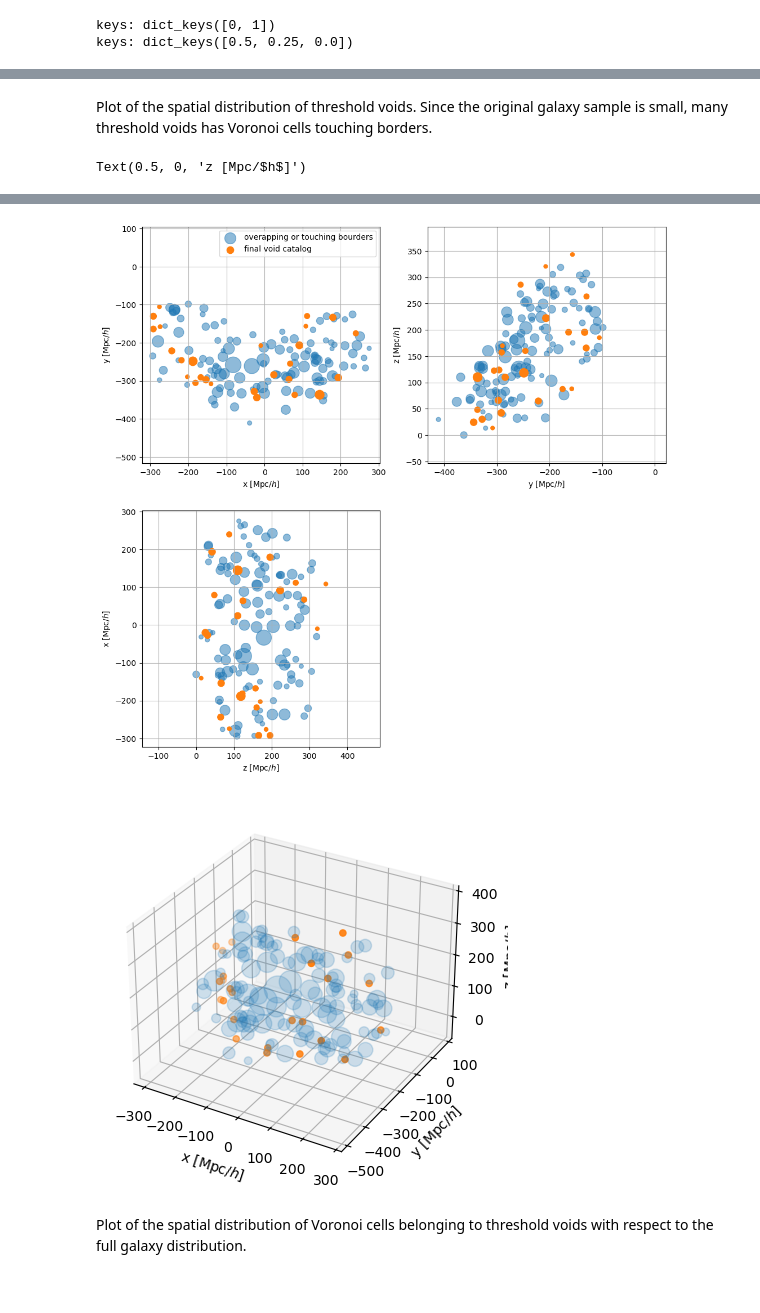
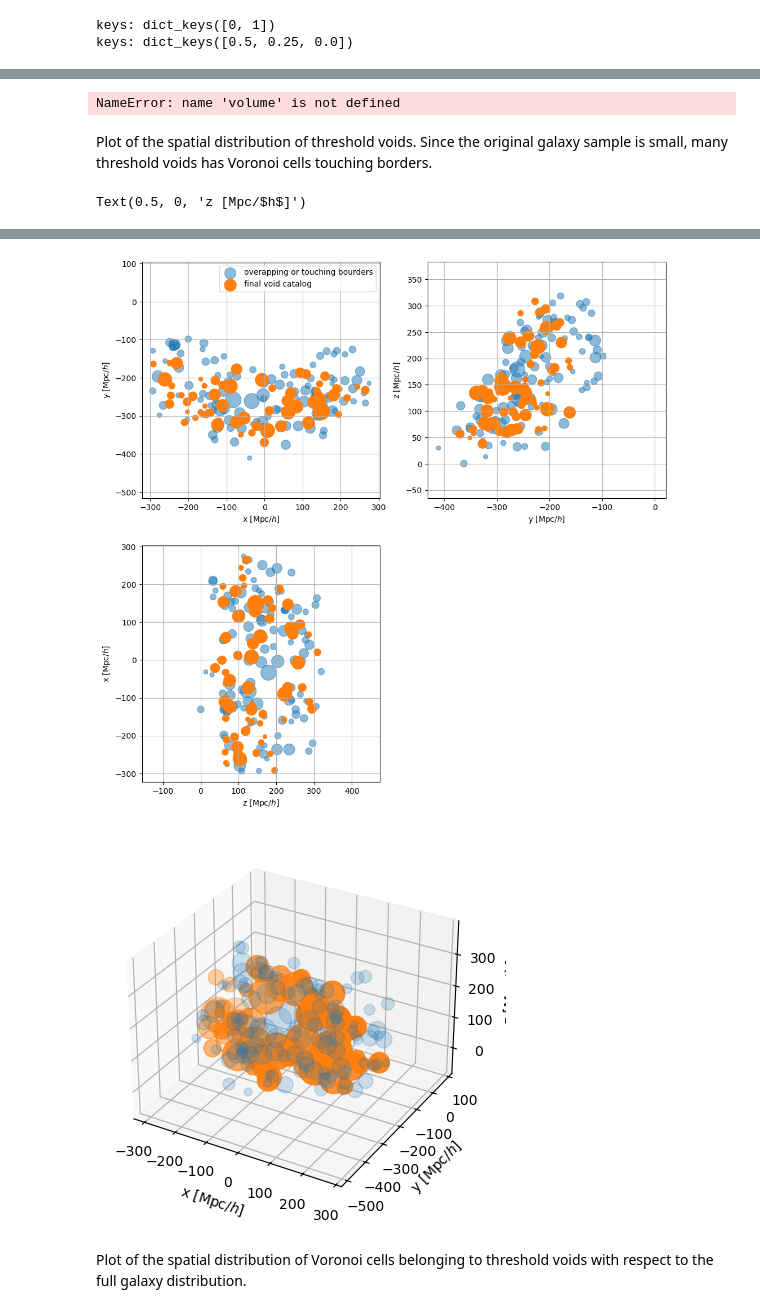
Before and after one commit to Giovanni-Verza/Voronoi_postprocess, a Jupyter notebook: example/lightcone_vide.ipynb, the cells around one changed output, grey strips where cells are left out. Cells and saved outputs as stored; diff of their text form; code cells hidden in the pictures.

```diff
--- a/example/lightcone_vide.ipynb
+++ b/example/lightcone_vide.ipynb
@@ -56,8 +56,8 @@ comov3 = dist_z.get_dist(z_bins)**3
 shell_vol = 4*np.pi/3.*sky_frac*(comov3[1:] - comov3[:-1])
 z_mean = 0.5 * (z_bins[1:] + z_bins[:-1])
 dist_mean = dist_z.get_dist(z_mean)
-comov_range = (75,400)
-mean_dens = np.mean((hist_z/shell_vol)[(dist_mean>=comov_range[0]) & (dist_mean<=comov_range[1])])
+mean_dens = np.mean((hist_z/shell_vol)[(dist_mean>=75) & (dist_mean<=400)])
+comov_range = (250,400)
 plt.plot(dist_mean,hist_z/shell_vol,label='num. density')
 plt.axhline(mean_dens,label='num. density fit',c=plt.cm.tab10(3))
 plt.axvline(comov_range[0],label='Range',c=plt.cm.tab10(1))
@@ -156,6 +167,8 @@ for thr in thresholds:
     radius[thr][frac_ovlp] = th_voids.get_values(thr,'radius',frac_ovlp)
     z_voids[thr][frac_ovlp] = th_voids.get_values(thr,'redshift',frac_ovlp)
     #print(xyz[thr][frac_ovlp].shape,radius[thr][frac_ovlp].shape,z_voids[thr][frac_ovlp].shape)
+# %% [output]
+NameError: name 'volume' is not defined
 # %% [markdown]
 Plot of the spatial distribution of threshold voids. Since the original galaxy sample is small, many threshold voids has Voronoi cells touching borders.
 # %%
@@ -224,7 +237,7 @@ ax[0].legend()
 fig = plt.figure()
 ax = fig.add_subplot(projection='3d')
 ax.scatter(th_voids.Xcm[:,ith,0],th_voids.Xcm[:,ith,1],th_voids.Xcm[:,ith,2],s=(th_voids.Vol_interp[:,ith]* 3. / (4. * np.pi)/3) ** (2./3.),alpha=0.2)
-ax.scatter(xyz[thr][frac_ovlp][:,0],xyz[thr][frac_ovlp][:,1],xyz[thr][frac_ovlp][:,2])
+ax.scatter(xyz[thr][frac_ovlp][:,0],xyz[thr][frac_ovlp][:,1],xyz[thr][frac_ovlp][:,2],s=(radius[thr][frac_ovlp]) ** 2.)
 ax.axis('equal')
 ax.set_xlabel('x [Mpc/$h$]')
 ax.set_ylabel('y [Mpc/$h$]')
@@ -236,5 +249,5 @@ Text(0.5, 0, 'z [Mpc/$h$]')
-[figure, old version]
+[figure, new version]
-[figure, old version]
+[figure, new version]
 # %% [markdown]
 Plot of the spatial distribution of Voronoi cells belonging to threshold voids with respect to the full galaxy distribution.
 # %%
```
Also changed, not shown: parts of 8 cells of this notebook, 4 other files.
